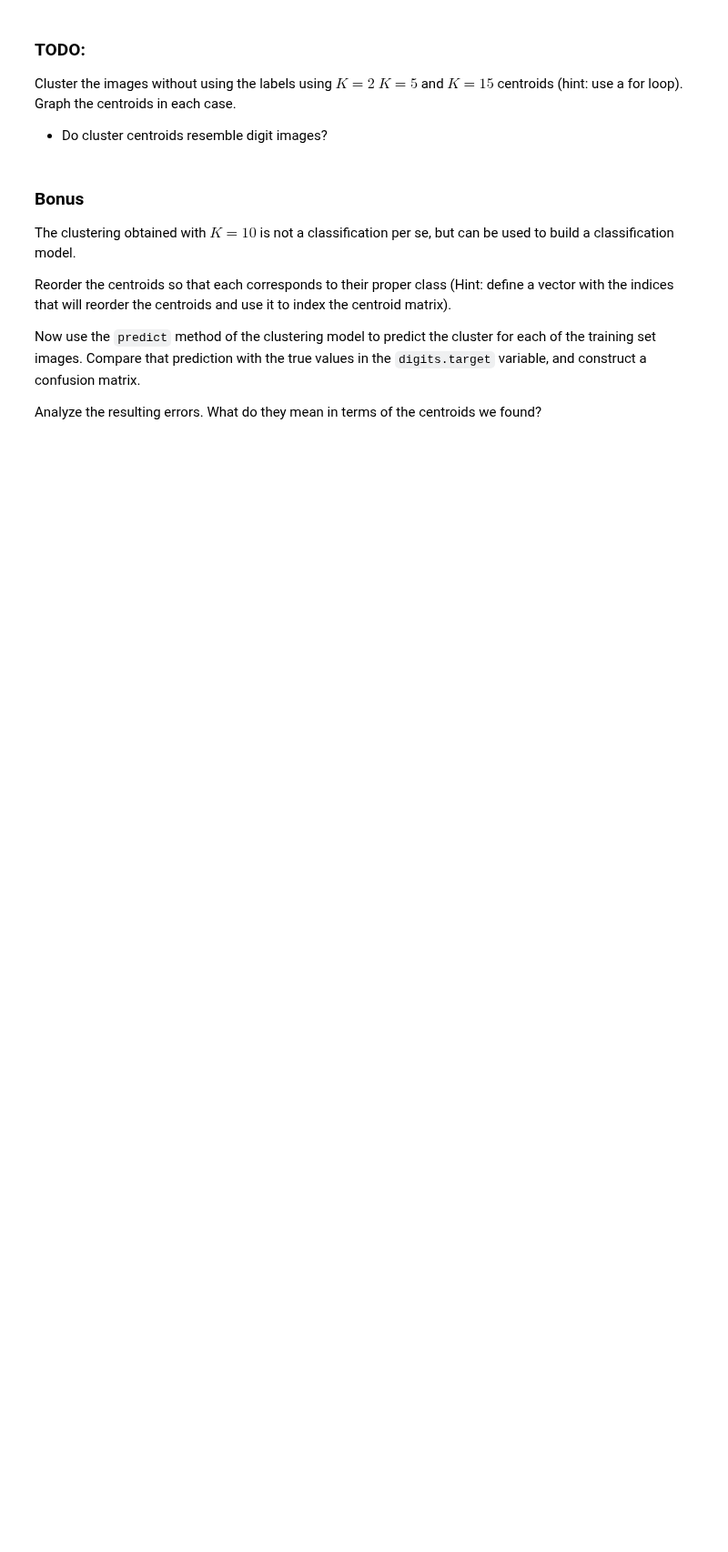
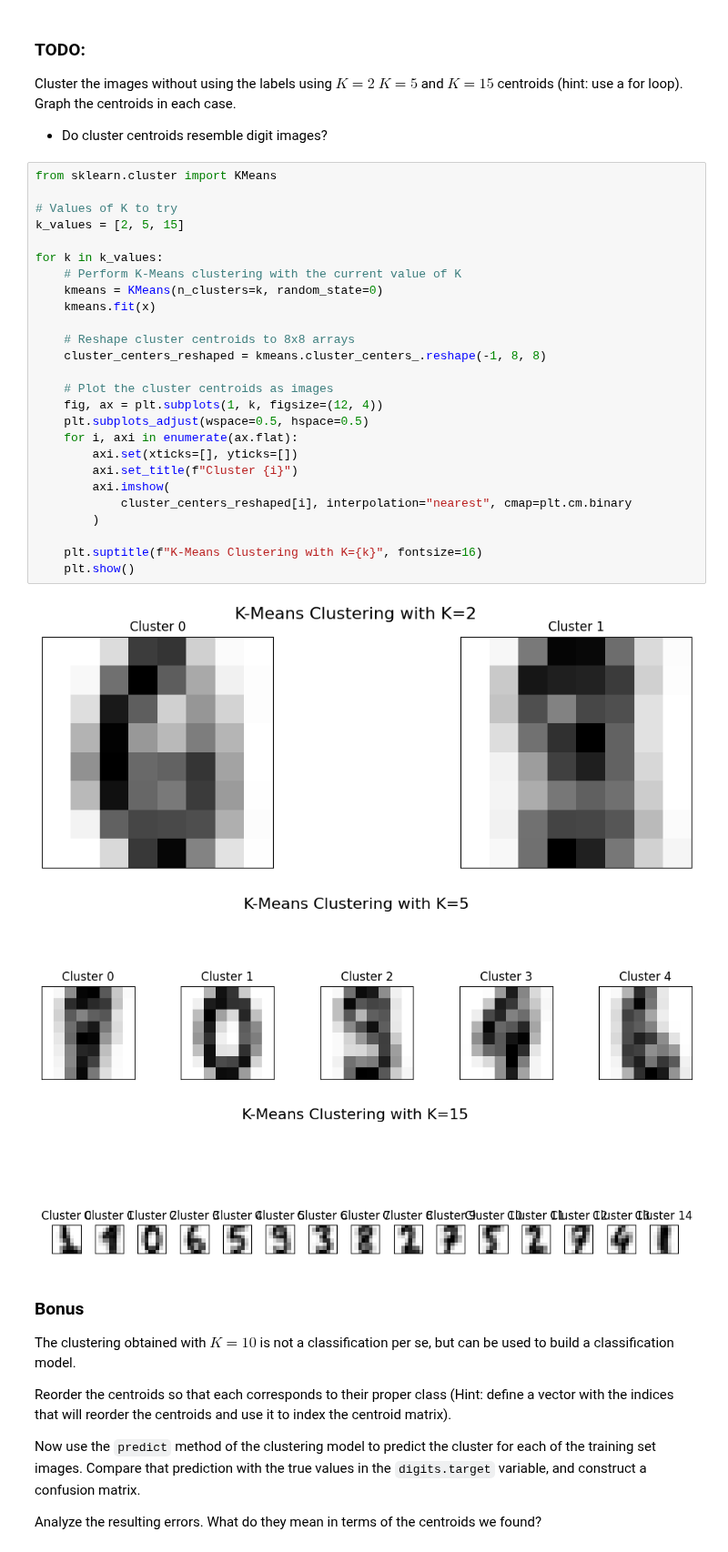
Before and after one commit to andres-mart/AnyoneAI, a Jupyter notebook: 2. Sprint_2/Assignments/13_1_2_PRACTICE_Unsupervised_Learning_of_DIGITS_images_using_KMeans.ipynb, the cells around one changed output. Shown at 91% size. Drawn from its saved outputs; the diff is of its cells as text; blank space fills up the shorter version.

```diff
--- a/2. Sprint_2/Assignments/13_1_2_PRACTICE_Unsupervised_Learning_of_DIGITS_images_using_KMeans.ipynb
+++ b/2. Sprint_2/Assignments/13_1_2_PRACTICE_Unsupervised_Learning_of_DIGITS_images_using_KMeans.ipynb
@@ -80,6 +80,36 @@ plt.show()
 Cluster the images without using the labels using $K=2$ $K=5$ and $K=15$ centroids (hint: use a for loop). Graph the centroids in each case.
 
 * Do cluster centroids resemble digit images?
+# %%
+from sklearn.cluster import KMeans
+
+# Values of K to try
+k_values = [2, 5, 15]
+
+for k in k_values:
+    # Perform K-Means clustering with the current value of K
+    kmeans = KMeans(n_clusters=k, random_state=0)
+    kmeans.fit(x)
+
+    # Reshape cluster centroids to 8x8 arrays
+    cluster_centers_reshaped = kmeans.cluster_centers_.reshape(-1, 8, 8)
+
+    # Plot the cluster centroids as images
+    fig, ax = plt.subplots(1, k, figsize=(12, 4))
+    plt.subplots_adjust(wspace=0.5, hspace=0.5)
+    for i, axi in enumerate(ax.flat):
+        axi.set(xticks=[], yticks=[])
+        axi.set_title(f"Cluster {i}")
+        axi.imshow(
+            cluster_centers_reshaped[i], interpolation="nearest", cmap=plt.cm.binary
+        )
+
+    plt.suptitle(f"K-Means Clustering with K={k}", fontsize=16)
+    plt.show()
+# %% [output]
+[figure, added]
+[figure, added]
+[figure, added]
 # %% [markdown]
 ### Bonus
 
```
